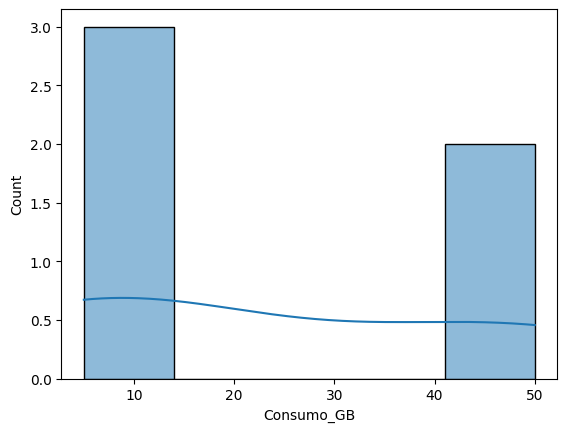
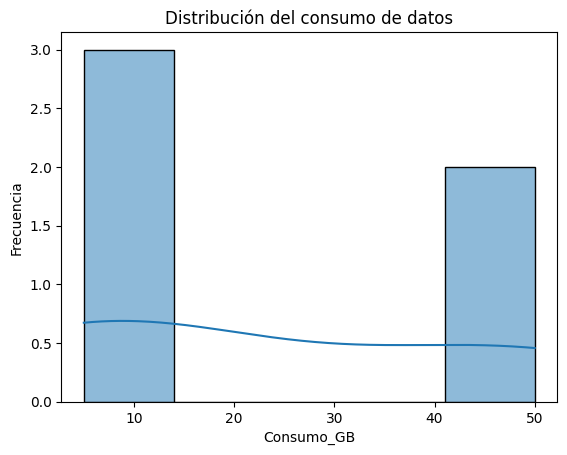
Unified diff of the notebook cell whose output changed from the first chart to the second:
--- before
+++ after
@@ -2,9 +2,15 @@
 import matplotlib.pyplot as plt
 
-# Histograma consumo
+# Histograma de consumo
 sns.histplot(df["Consumo_GB"], bins=5, kde=True)
+plt.title("Distribución del consumo de datos")
+plt.xlabel("Consumo_GB")
+plt.ylabel("Frecuencia")
 plt.show()
 
 # Estado de cuenta
 sns.countplot(x=df["Estado_Cuenta"])
+plt.title("Cantidad de clientes según estado de cuenta")
+plt.xlabel("Estado de cuenta")
+plt.ylabel("Cantidad")
 plt.show()

Commit: Se mejora preprocesamiento, visualización e interpretación del ejercicio integrador